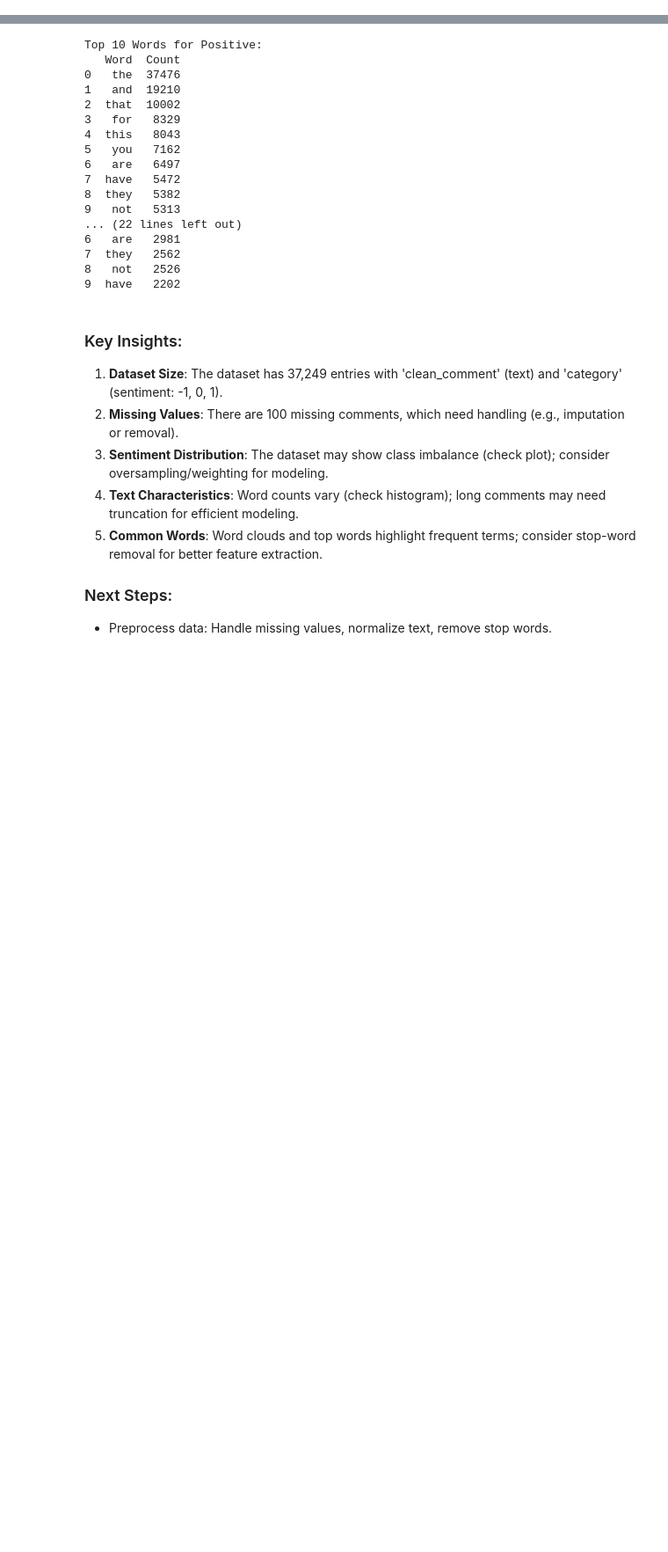
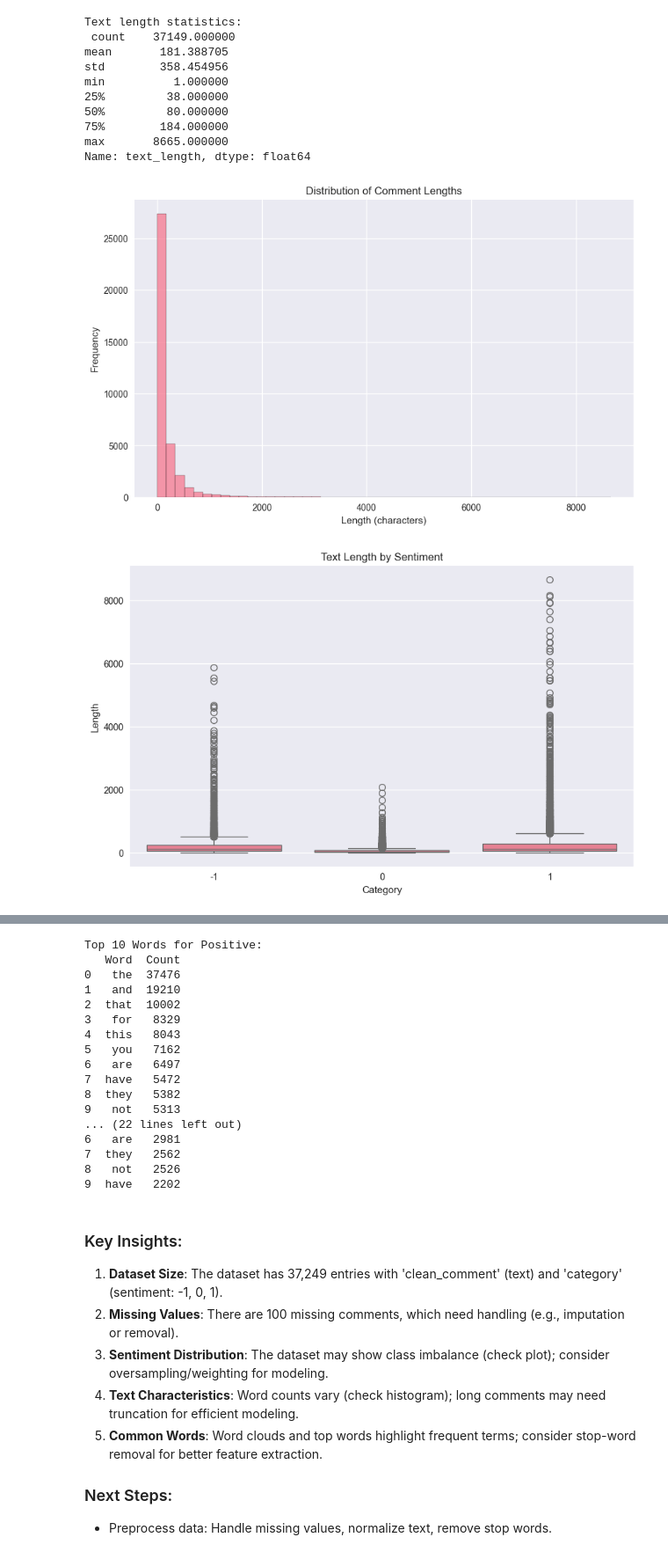
Before and after one commit to SebastianGarrido2790/Youtube-Sentiment-MLOPS, a Jupyter notebook: notebooks/1.0-initial-eda.ipynb, the cells around one changed output, grey strips where cells are left out. Shown at 88% size. Drawn from its saved outputs; the diff is of its cells as text; code cells hidden in the pictures; blank space fills up the shorter version.

```diff
--- a/notebooks/1.0-initial-eda.ipynb
+++ b/notebooks/1.0-initial-eda.ipynb
@@ -114,3 +124,38 @@ Name: word_count, dtype: float64
+# %%
+# Compute text lengths
+df['text_length'] = df['clean_comment'].str.len()
+
+# Basic stats
+print("Text length statistics:\n", df['text_length'].describe())
+
+# Histogram
+plt.figure(figsize=(10, 6))
+plt.hist(df['text_length'], bins=50, edgecolor='black', alpha=0.7)
+plt.title('Distribution of Comment Lengths')
+plt.xlabel('Length (characters)')
+plt.ylabel('Frequency')
+plt.show()
+
+# Boxplot by sentiment
+plt.figure(figsize=(10, 6))
+sns.boxplot(x='category', y='text_length', data=df)
+plt.title('Text Length by Sentiment')
+plt.xlabel('Category')
+plt.ylabel('Length')
+plt.show()
+# %% [output]
+Text length statistics:
+ count    37149.000000
+mean       181.388705
+std        358.454956
+min          1.000000
+25%         38.000000
+50%         80.000000
+75%        184.000000
+max       8665.000000
+Name: text_length, dtype: float64
+[figure, added]
+[figure, added]
 # %%
 df.sample(5)
 # %% [output]
```
Also changed, not shown: parts of 16 cells of this notebook, 12 other files.
